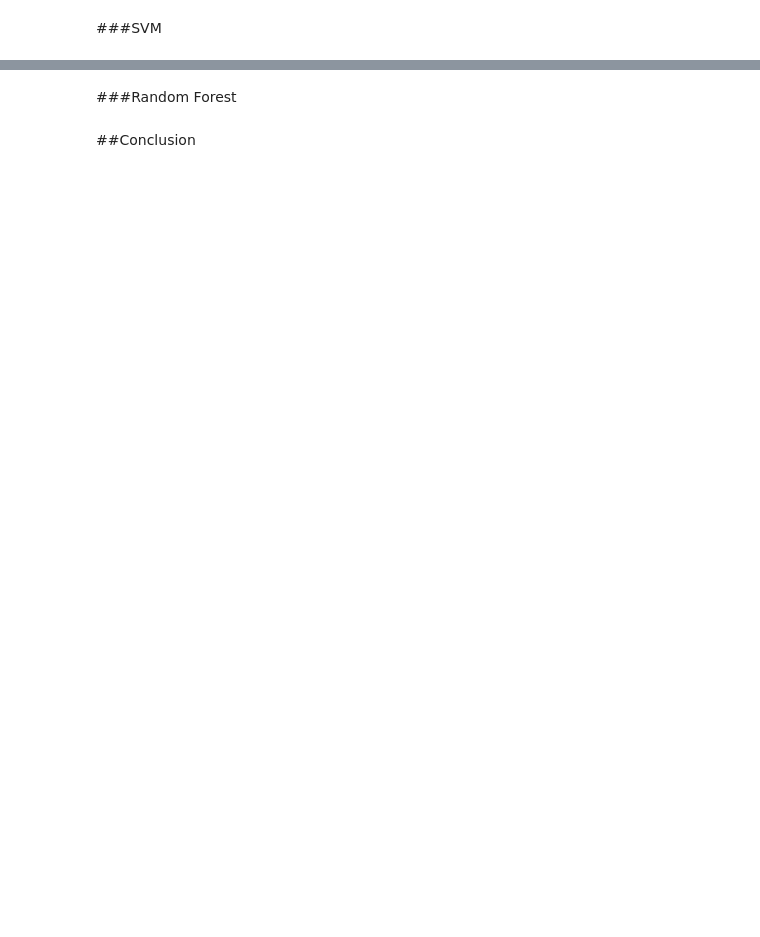
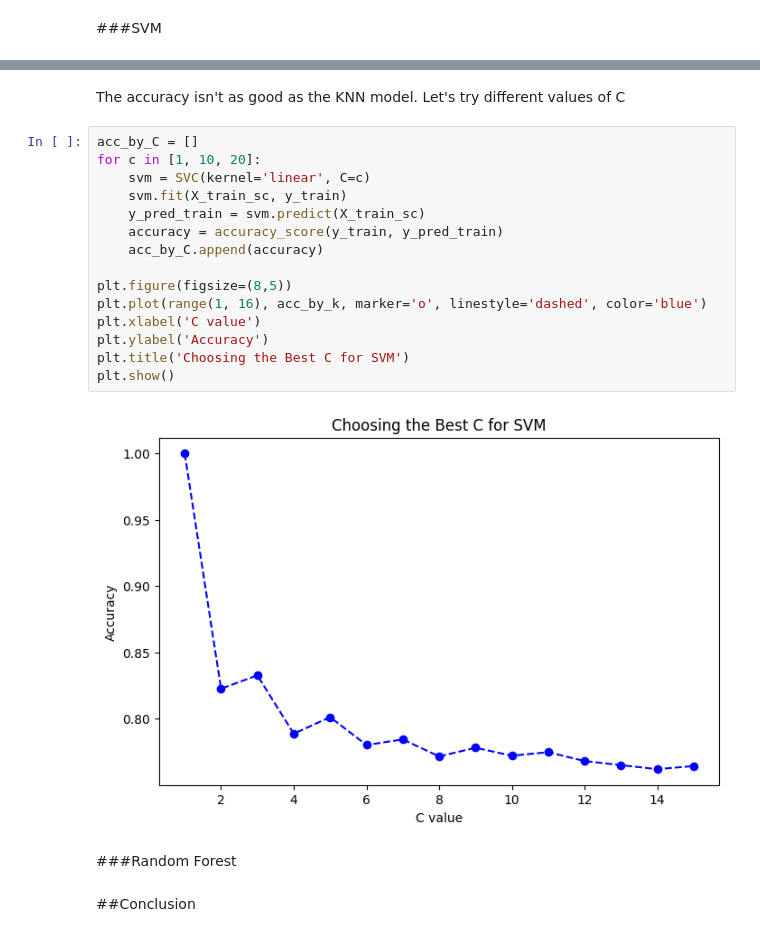
Before and after one commit to MarieTKD/support2, a Jupyter notebook: regression_support2.ipynb, the cells around one changed output, grey strips where cells are left out. Drawn from its saved outputs; the diff is of its cells as text; blank space fills up the shorter version.

```diff
--- a/regression_support2.ipynb
+++ b/regression_support2.ipynb
@@ -345,3 +428,22 @@ X_train, X_test, y_train, y_test = train_test_split(X, y, test_size=0.2, random_
+# %% [markdown]
+The accuracy isn't as good as the KNN model. Let's try different values of C
+# %%
+acc_by_C = []
+for c in [1, 10, 20]:
+    svm = SVC(kernel='linear', C=c)
+    svm.fit(X_train_sc, y_train)
+    y_pred_train = svm.predict(X_train_sc)
+    accuracy = accuracy_score(y_train, y_pred_train)
+    acc_by_C.append(accuracy)
+
+plt.figure(figsize=(8,5))
+plt.plot(range(1, 16), acc_by_k, marker='o', linestyle='dashed', color='blue')
+plt.xlabel('C value')
+plt.ylabel('Accuracy')
+plt.title('Choosing the Best C for SVM')
+plt.show()
+# %% [output]
+[figure, added]
 # %% [markdown]
 ###Random Forest
 # %% [markdown]
```
Also changed, not shown: parts of 21 cells of this notebook.
